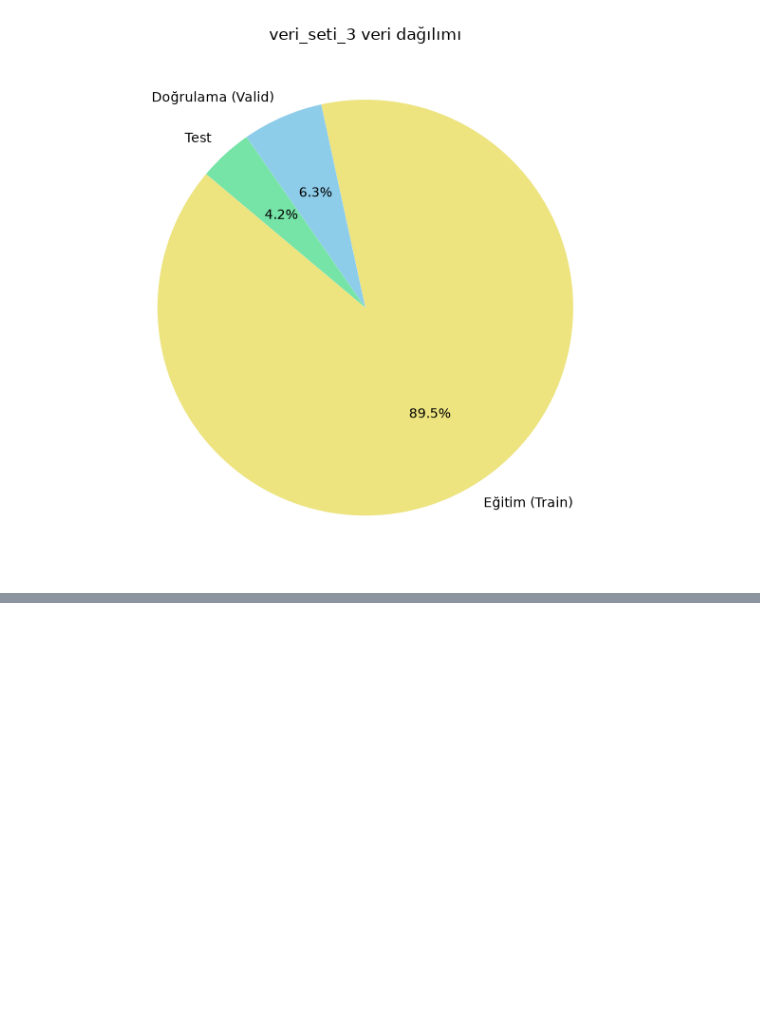
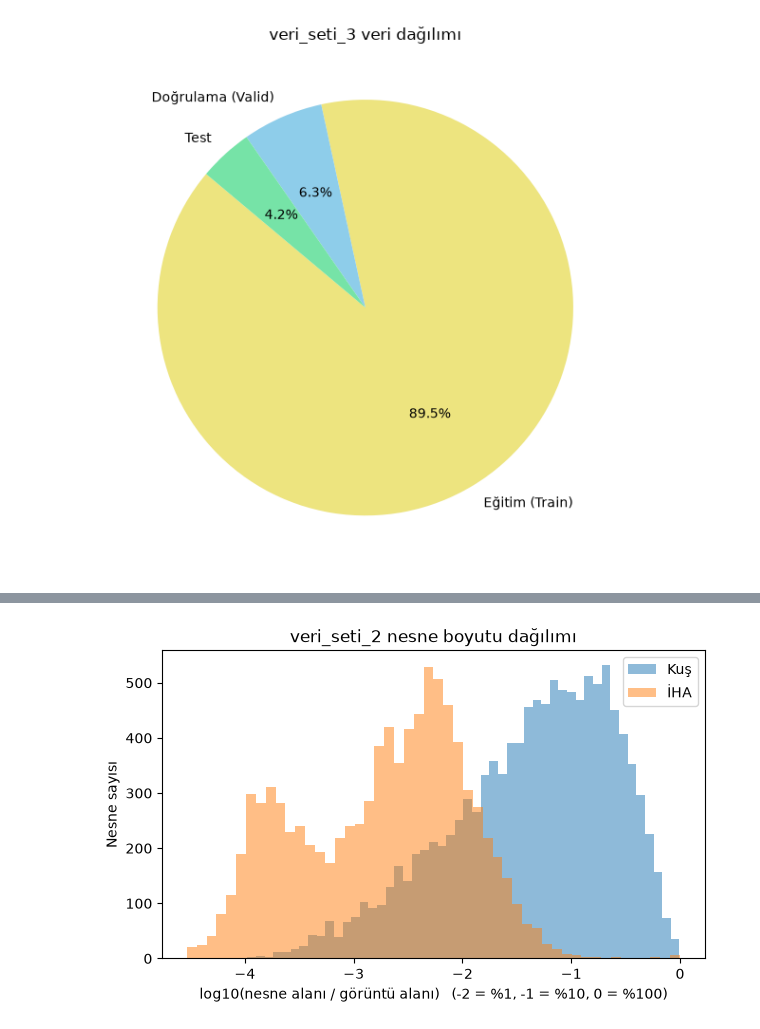
Before and after one commit to Senanursunbul/iha-kus-ayrimi, a Jupyter notebook: notebooks/veri_analizi_1.ipynb, the cells around one changed output, grey strips where cells are left out. Saved outputs shown, nothing was run; the diff lists cells and outputs as text; code cells hidden in the pictures; blank space fills up the shorter version.

```diff
--- a/notebooks/veri_analizi_1.ipynb
+++ b/notebooks/veri_analizi_1.ipynb
@@ -557,0 +502,92 @@ Temizlenen dosyalar: {'artirma_izli': 760, 'ucak_adli': 165, 'yakin_cekim': 0, '
+# %%
+# NESNE BOYUTU ANALİZİ
+import math
+import matplotlib.pyplot as plt
+
+nesneler = []        # [veri seti, sınıf, alan oranı, kısa kenar (piksel)]
+sinif_uyumu = {}
+
+for isim in ["veri_seti_2", "veri_seti_3"]:
+    for resim in resimler[isim]:
+        if resim not in temiz_kume or etiket_yolu[resim] is None:
+            continue
+        goreli = os.path.dirname(resim)[len(veri_setleri[isim]):].lower()
+        klasor_sinifi = "bird" if "bird" in goreli else ("drone" if "drone" in goreli else None)
+        with Image.open(resim) as img:
+            gen, yuk = img.size
+        for sinif_no, x, y, w, h in kutulari_oku(etiket_yolu[resim]):
+            etiket_sinifi = sinif_adlari[isim].get(sinif_no)
+            sinif = klasor_sinifi if klasor_sinifi is not None else etiket_sinifi
+            if sinif is None:
+                continue
+            nesneler.append([isim, sinif, w * h, min(w * gen, h * yuk)])
+            if klasor_sinifi is not None:
+                anahtar = isim + ": " + klasor_sinifi + " klasörü / etiket sınıfı " + str(etiket_sinifi)
+                sinif_uyumu[anahtar] = sinif_uyumu.get(anahtar, 0) + 1
+
+print("SINIF TUTARLILIĞI (klasör adı / etiket numarasının sınıfı):")
+for anahtar in sinif_uyumu:
+    print("  ", anahtar, "->", sinif_uyumu[anahtar])
+
+os.makedirs("../rapor_gorselleri", exist_ok=True)
+for isim in ["veri_seti_2", "veri_seti_3"]:
+    kus_alan = []; drone_alan = []; kus_kisa = []; drone_kisa = []
+    for n in nesneler:
+        if n[0] != isim:
+            continue
+        if n[1] == "bird":
+            kus_alan.append(n[2]); kus_kisa.append(n[3])
+        else:
+            drone_alan.append(n[2]); drone_kisa.append(n[3])
+    if len(kus_alan) == 0 or len(drone_alan) == 0:
+        continue
+    kus_alan.sort(); drone_alan.sort()
+    print(f"\n=== {isim}: {len(kus_alan)} kuş, {len(drone_alan)} İHA nesnesi ===")
+    print("Alan oranı (en küçük / medyan / en büyük):")
+    print("  kuş :", round(kus_alan[0], 5), "/", round(kus_alan[len(kus_alan) // 2], 5), "/", round(kus_alan[-1], 5))
+    print("  İHA :", round(drone_alan[0], 5), "/", round(drone_alan[len(drone_alan) // 2], 5), "/", round(drone_alan[-1], 5))
+
+    print("\nKısa kenarı eşikten KÜÇÜK olduğu için ATILACAK nesneler:")
+    print("eşik(px)   kuş atılan (%)      İHA atılan (%)")
+    for esik in [4, 8, 12, 16, 24, 32]:
+        kus_atilan = 0
+        for k in kus_kisa:
+            if k < esik:
+                kus_atilan += 1
+        drone_atilan = 0
+        for k in drone_kisa:
+            if k < esik:
+                drone_atilan += 1
+        print(f"{esik:<10} {kus_atilan:<8} ({100 * kus_atilan / len(kus_kisa):5.1f}%)   {drone_atilan:<8} ({100 * drone_atilan / len(drone_kisa):5.1f}%)")
+
+    print("\nAlan oranı eşikten BÜYÜK olduğu için (yakın çekim) ATILACAK nesneler:")
+    print("eşik    kuş atılan (%)      İHA atılan (%)")
+    for esik in [0.05, 0.10, 0.25, 0.40, 0.60]:
+        kus_atilan = 0
+        for a in kus_alan:
+            if a > esik:
+                kus_atilan += 1
+        drone_atilan = 0
+        for a in drone_alan:
+            if a > esik:
+                drone_atilan += 1
+        print(f"{esik:<7} {kus_atilan:<8} ({100 * kus_atilan / len(kus_alan):5.1f}%)   {drone_atilan:<8} ({100 * drone_atilan / len(drone_alan):5.1f}%)")
+
+    kus_log = []
+    for a in kus_alan:
+        if a > 0:
+            kus_log.append(math.log10(a))
+    drone_log = []
+    for a in drone_alan:
+        if a > 0:
+            drone_log.append(math.log10(a))
+    plt.figure(figsize=(7, 4))
+    plt.hist(kus_log, bins=50, alpha=0.5, label="Kuş")
+    plt.hist(drone_log, bins=50, alpha=0.5, label="İHA")
+    plt.xlabel("log10(nesne alanı / görüntü alanı)   (-2 = %1, -1 = %10, 0 = %100)")
+    plt.ylabel("Nesne sayısı")
+    plt.title(f"{isim} nesne boyutu dağılımı")
+    plt.legend()
+    plt.savefig(f"../rapor_gorselleri/gorsel_nesne_boyutu_{isim}.png", dpi=150)
+    plt.show()
+# %% [output]
@@ -557,0 +611 @@ Temizlenen dosyalar: {'artirma_izli': 760, 'ucak_adli': 165, 'yakin_cekim': 0, '
+[figure, added]
```
Also changed, not shown: parts of 8 cells of this notebook, 6 other files.
